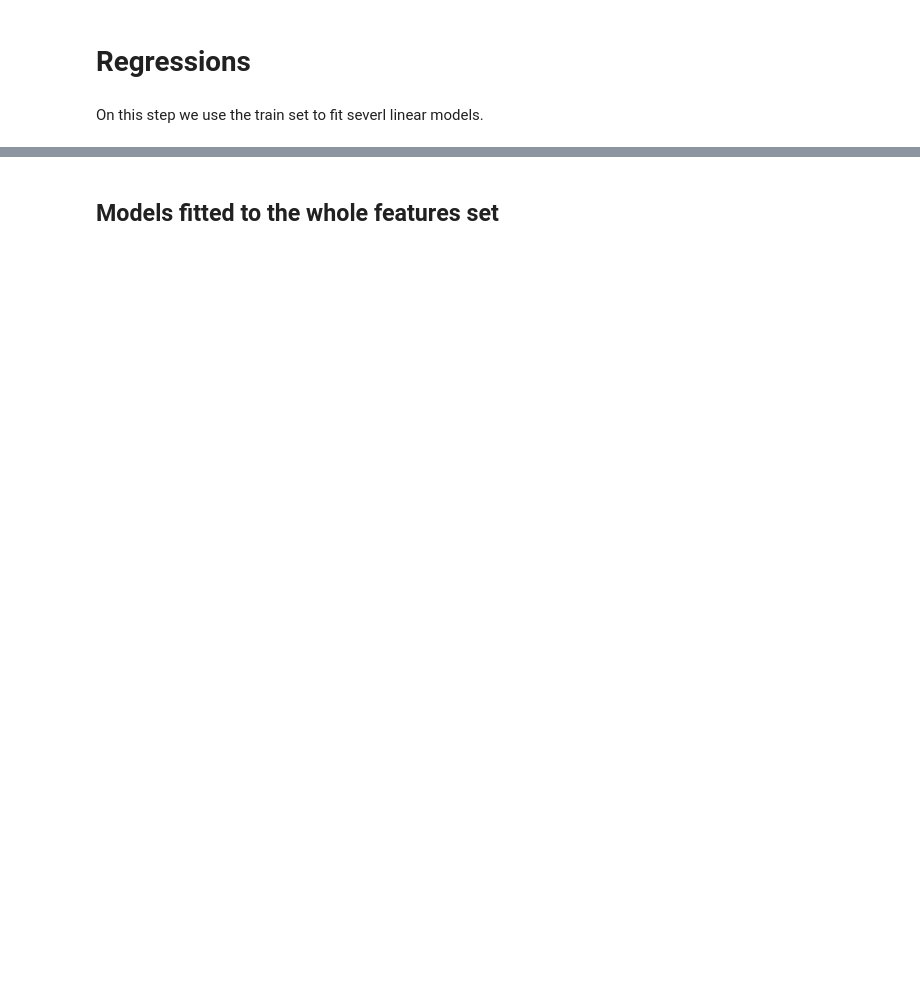
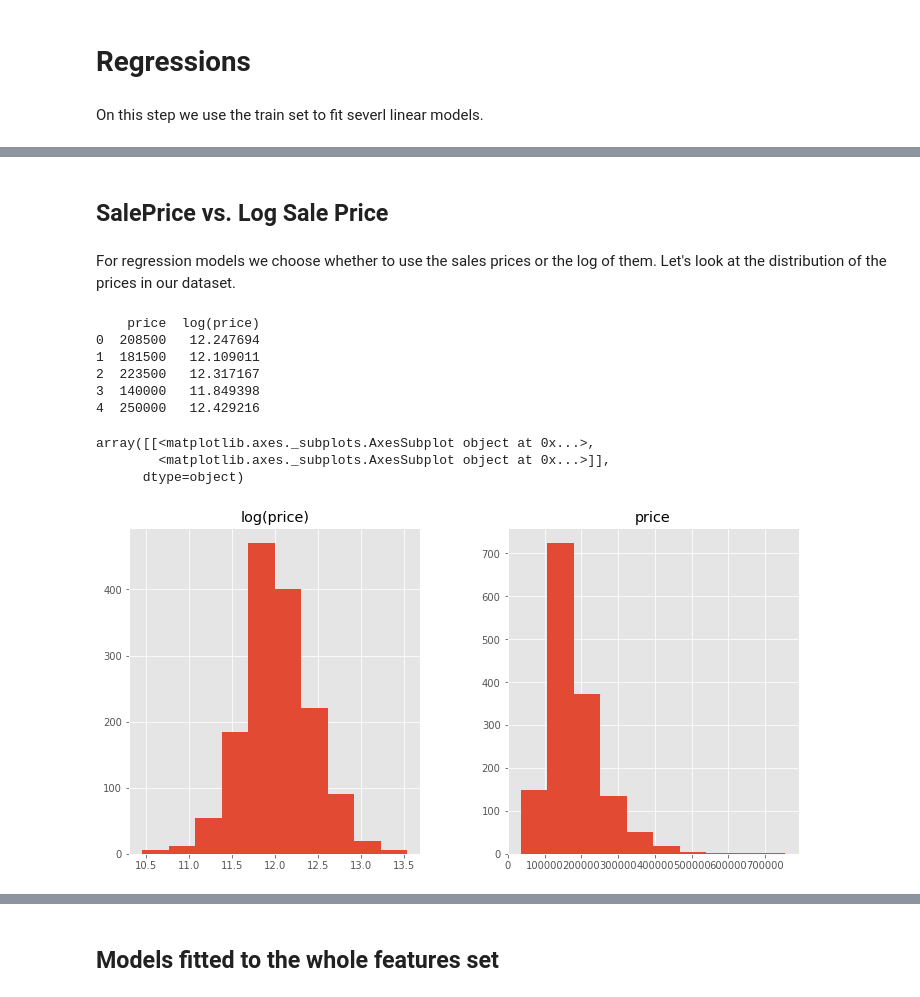
Before and after one commit to MikeStukalo/Ames, a Jupyter notebook: Regressions.ipynb, the cells around one changed output, grey strips where cells are left out. Drawn from its saved outputs; the diff is of its cells as text; code cells hidden in the pictures; blank space fills up the shorter version.

```diff
--- a/Regressions.ipynb
+++ b/Regressions.ipynb
@@ -7,2 +3,24 @@ import pickle
+# %%
+import pandas as pd
+import numpy as np
+import pickle
+import matplotlib
+import matplotlib.pyplot as plt
+from sklearn.model_selection import cross_val_score, train_test_split
+from sklearn.linear_model import Ridge, RidgeCV, LassoCV, Lasso, LinearRegression
+from scipy.stats import skew
+from sklearn import decomposition
+import math
+
+plt.style.use('ggplot')
 # %% [markdown]
 On this step we use the train set to fit severl linear models.
+# %%
+# Load the train set
+df = pd.read_csv('./data/new_train.csv')
+df.drop(['Unnamed: 0', 'Id'], axis=1, inplace=True)
+
+# Load categorical variables
+numerical = pickle.load(open('./tmp/numerical.list', 'rb'))
+
+df.head()
@@ -8,0 +35,20 @@ On this step we use the train set to fit severl linear models.
+# %% [markdown]
+## SalePrice vs. Log Sale Price
+# %% [markdown]
+For regression models we choose whether to use the sales prices or the log of them. Let's look at the distribution of the prices in our dataset.
+# %%
+matplotlib.rcParams['figure.figsize'] = (12.0, 6.0)
+prices = pd.DataFrame({"price":df["SalePrice"], "log(price)":np.log(df["SalePrice"])})
+print (prices.head())
+prices.hist()
+# %% [output]
+    price  log(price)
+0  208500   12.247694
+1  181500   12.109011
+2  223500   12.317167
+3  140000   11.849398
+4  250000   12.429216
+array([[<matplotlib.axes._subplots.AxesSubplot object at 0x...>,
+        <matplotlib.axes._subplots.AxesSubplot object at 0x...>]],
+      dtype=object)
+[figure, added]
```
Also changed, not shown: parts of 71 cells of this notebook, 19 other files.
